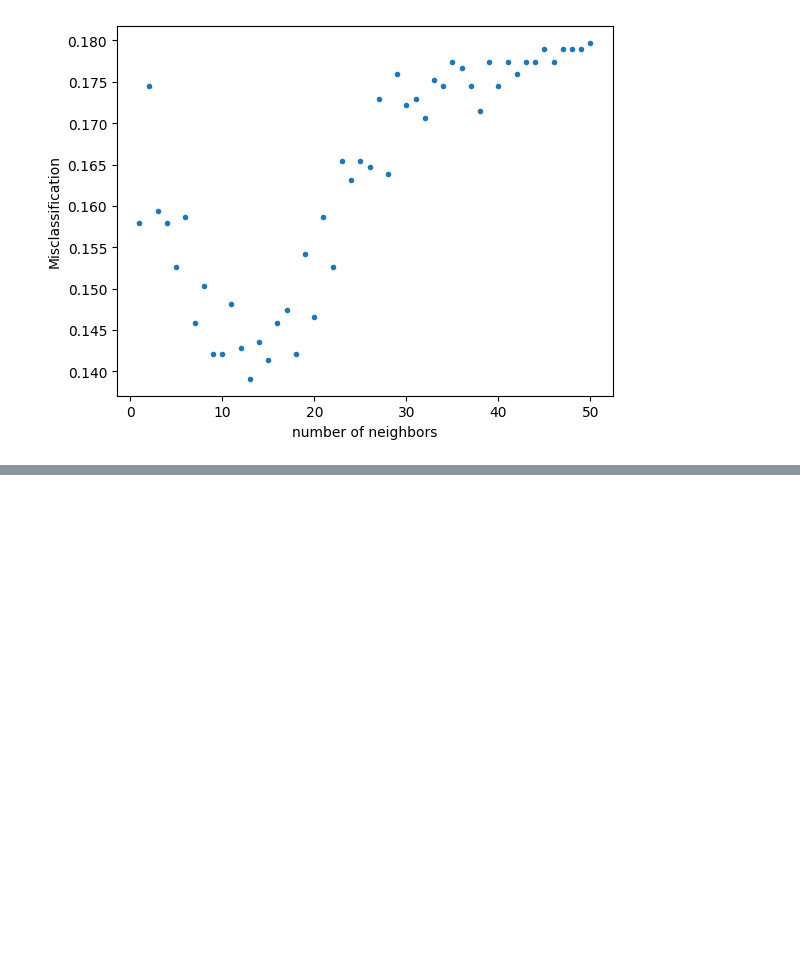
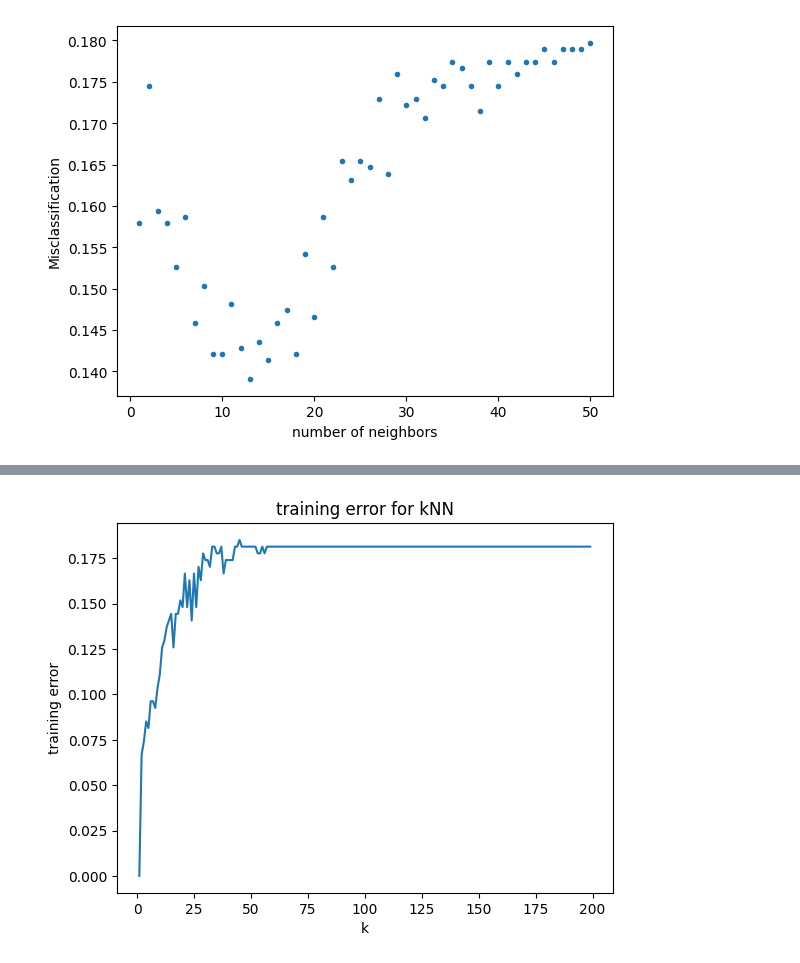
Before and after one commit to sebberendel/machine_learning_project, a Jupyter notebook: notebooks/xtremkarl.ipynb, the cells around one changed output, grey strips where cells are left out. Saved outputs shown, nothing was run; the diff lists cells and outputs as text; code cells hidden in the pictures; blank space fills up the shorter version.

```diff
--- a/notebooks/xtremkarl.ipynb
+++ b/notebooks/xtremkarl.ipynb
@@ -78,0 +95,18 @@ plt.show()
+# %%
+misclassification = []
+
+K = np.arange(1,200)
+for k in K:
+    model = skl_nb.KNeighborsClassifier(n_neighbors=k)
+    model.fit(X_train, Y_train)
+    prediction = model.predict(X_train)
+    misclassification.append(np.mean(prediction != Y_train))
+
+plt.plot(K, misclassification)
+plt.title('training error for kNN')
+plt.xlabel('k')
+plt.ylabel('training error')
+
+plt.show()
+# %% [output]
+[figure, added]
```
Also changed, not shown: parts of 2 cells of this notebook.
